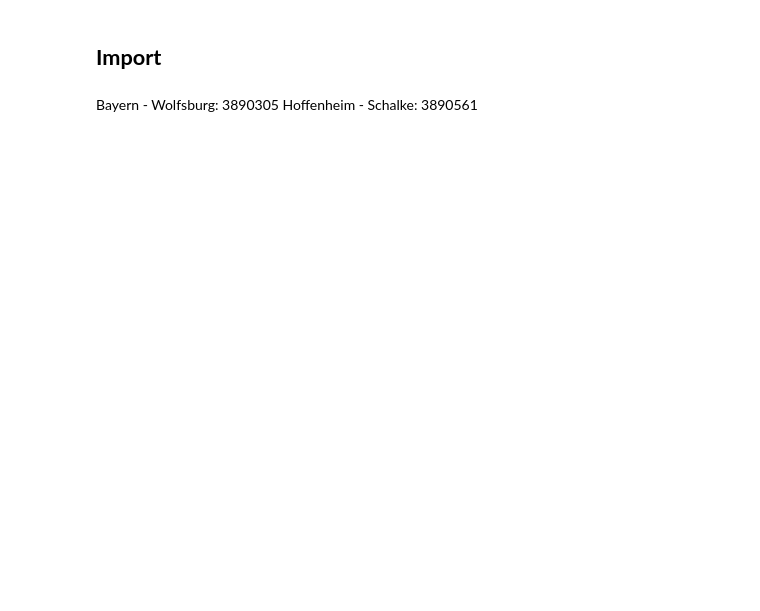
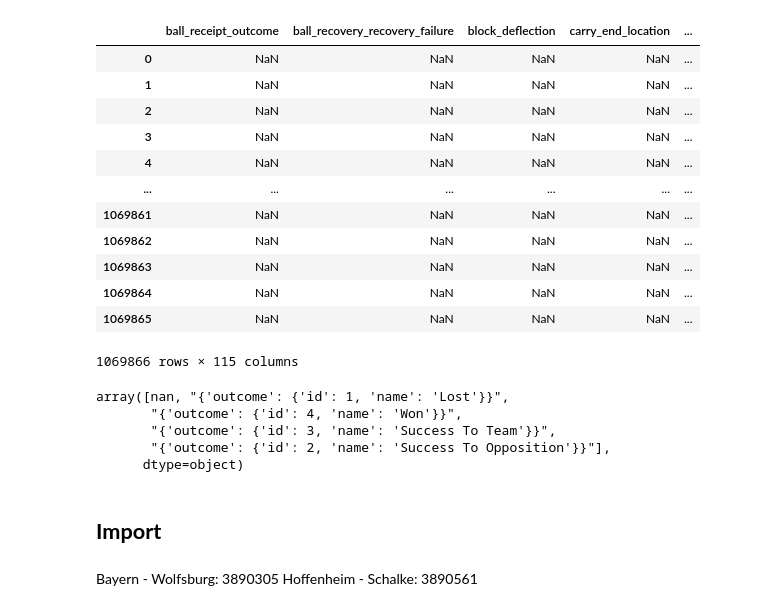
Before and after one commit to allorenz/football-player-similarity, a Jupyter notebook: src/shooting.ipynb, the cells around one changed output. Cells and saved outputs as stored; diff of their text form; code cells hidden in the pictures; blank space fills up the shorter version.

```diff
--- a/src/shooting.ipynb
+++ b/src/shooting.ipynb
@@ -1,3 +1,33 @@
+# %%
+from dataloader import load_data
+import pandas as pd
+D={
+    "ball_recovery_recovery_failure": "boolean"
+}
+t = pd.read_csv("../data/bundesliga.csv")
+t
+# %% [output]
+|  | ball_receipt_outcome | ball_recovery_recovery_failure | block_deflection | carry_end_location | ... |
+| 0 | NaN | NaN | NaN | NaN | ... |
+| 1 | NaN | NaN | NaN | NaN | ... |
+| 2 | NaN | NaN | NaN | NaN | ... |
+| 3 | NaN | NaN | NaN | NaN | ... |
+| 4 | NaN | NaN | NaN | NaN | ... |
+| ... | ... | ... | ... | ... | ... |
+| 1069861 | NaN | NaN | NaN | NaN | ... |
+| 1069862 | NaN | NaN | NaN | NaN | ... |
+| 1069863 | NaN | NaN | NaN | NaN | ... |
+| 1069864 | NaN | NaN | NaN | NaN | ... |
+| 1069865 | NaN | NaN | NaN | NaN | ... |
+1069866 rows × 115 columns
+# %%
+t["50_50"].unique()
+# %% [output]
+array([nan, "{'outcome': {'id': 1, 'name': 'Lost'}}",
+       "{'outcome': {'id': 4, 'name': 'Won'}}",
+       "{'outcome': {'id': 3, 'name': 'Success To Team'}}",
+       "{'outcome': {'id': 2, 'name': 'Success To Opposition'}}"],
+      dtype=object)
 # %% [markdown]
 ## __Import__
 # %% [markdown]
```
Also changed, not shown: parts of 34 cells of this notebook, 7 other files.
